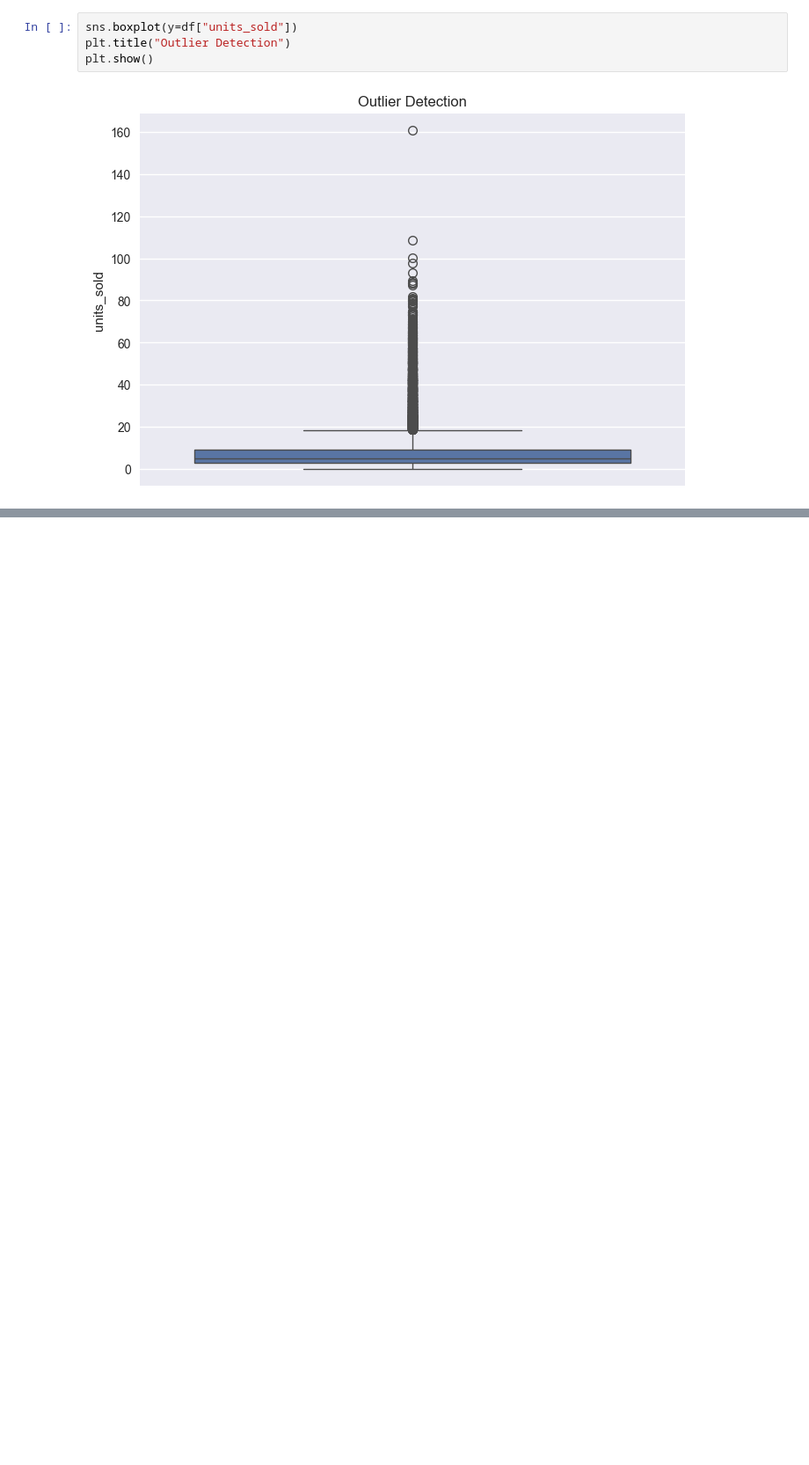
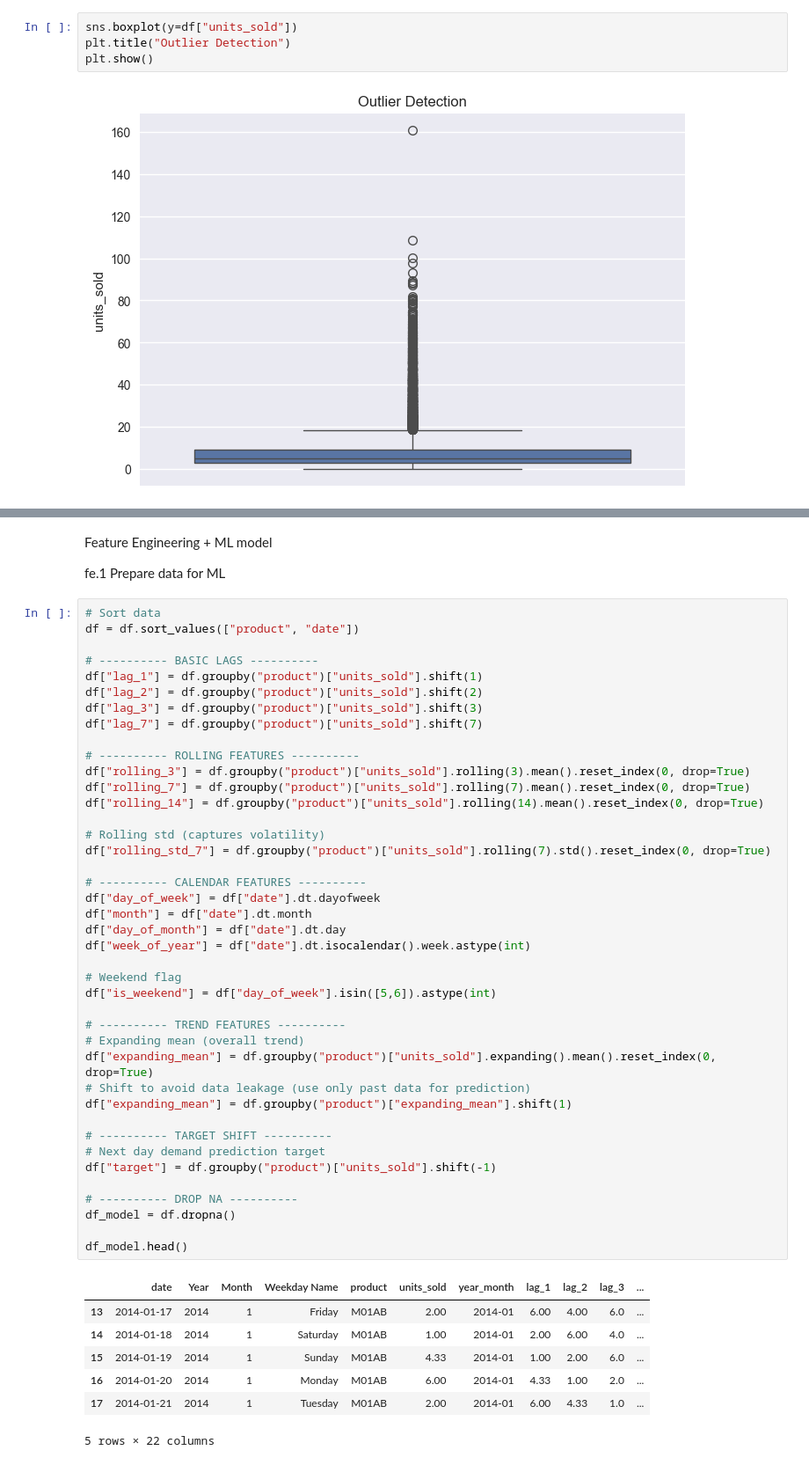
Before and after one commit to PrachiDhurve/medsupply-demand, a Jupyter notebook: notebooks/01_eda.ipynb, the cells around one changed output, grey strips where cells are left out. Shown at 88% size. Saved outputs shown, nothing was run; the diff lists cells and outputs as text; blank space fills up the shorter version.

Commit message:
Updated feature engineering

```diff
--- a/notebooks/01_eda.ipynb
+++ b/notebooks/01_eda.ipynb
@@ -195,0 +205,53 @@ plt.show()
+# %% [markdown]
+Feature Engineering + ML model
+
+fe.1 Prepare data for ML
+# %%
+# Sort data
+df = df.sort_values(["product", "date"])
+
+# ---------- BASIC LAGS ----------
+df["lag_1"] = df.groupby("product")["units_sold"].shift(1)
+df["lag_2"] = df.groupby("product")["units_sold"].shift(2)
+df["lag_3"] = df.groupby("product")["units_sold"].shift(3)
+df["lag_7"] = df.groupby("product")["units_sold"].shift(7)
+
+# ---------- ROLLING FEATURES ----------
+df["rolling_3"] = df.groupby("product")["units_sold"].rolling(3).mean().reset_index(0, drop=True)
+df["rolling_7"] = df.groupby("product")["units_sold"].rolling(7).mean().reset_index(0, drop=True)
+df["rolling_14"] = df.groupby("product")["units_sold"].rolling(14).mean().reset_index(0, drop=True)
+
+# Rolling std (captures volatility)
+df["rolling_std_7"] = df.groupby("product")["units_sold"].rolling(7).std().reset_index(0, drop=True)
+
+# ---------- CALENDAR FEATURES ----------
+df["day_of_week"] = df["date"].dt.dayofweek
+df["month"] = df["date"].dt.month
+df["day_of_month"] = df["date"].dt.day
+df["week_of_year"] = df["date"].dt.isocalendar().week.astype(int)
+
+# Weekend flag
+df["is_weekend"] = df["day_of_week"].isin([5,6]).astype(int)
+
+# ---------- TREND FEATURES ----------
+# Expanding mean (overall trend)
+df["expanding_mean"] = df.groupby("product")["units_sold"].expanding().mean().reset_index(0, drop=True)
+# Shift to avoid data leakage (use only past data for prediction)
+df["expanding_mean"] = df.groupby("product")["expanding_mean"].shift(1)
+
+# ---------- TARGET SHIFT ----------
+# Next day demand prediction target
+df["target"] = df.groupby("product")["units_sold"].shift(-1)
+
+# ---------- DROP NA ----------
+df_model = df.dropna()
+
+df_model.head()
+# %% [output]
+|  | date | Year | Month | Weekday Name | product | units_sold | year_month | lag_1 | lag_2 | lag_3 | ... |
+| 13 | 2014-01-17 | 2014 | 1 | Friday | M01AB | 2.00 | 2014-01 | 6.00 | 4.00 | 6.0 | ... |
+| 14 | 2014-01-18 | 2014 | 1 | Saturday | M01AB | 1.00 | 2014-01 | 2.00 | 6.00 | 4.0 | ... |
+| 15 | 2014-01-19 | 2014 | 1 | Sunday | M01AB | 4.33 | 2014-01 | 1.00 | 2.00 | 6.0 | ... |
+| 16 | 2014-01-20 | 2014 | 1 | Monday | M01AB | 6.00 | 2014-01 | 4.33 | 1.00 | 2.0 | ... |
+| 17 | 2014-01-21 | 2014 | 1 | Tuesday | M01AB | 2.00 | 2014-01 | 6.00 | 4.33 | 1.0 | ... |
+5 rows × 22 columns
```
Also changed, not shown: parts of 28 cells of this notebook.
